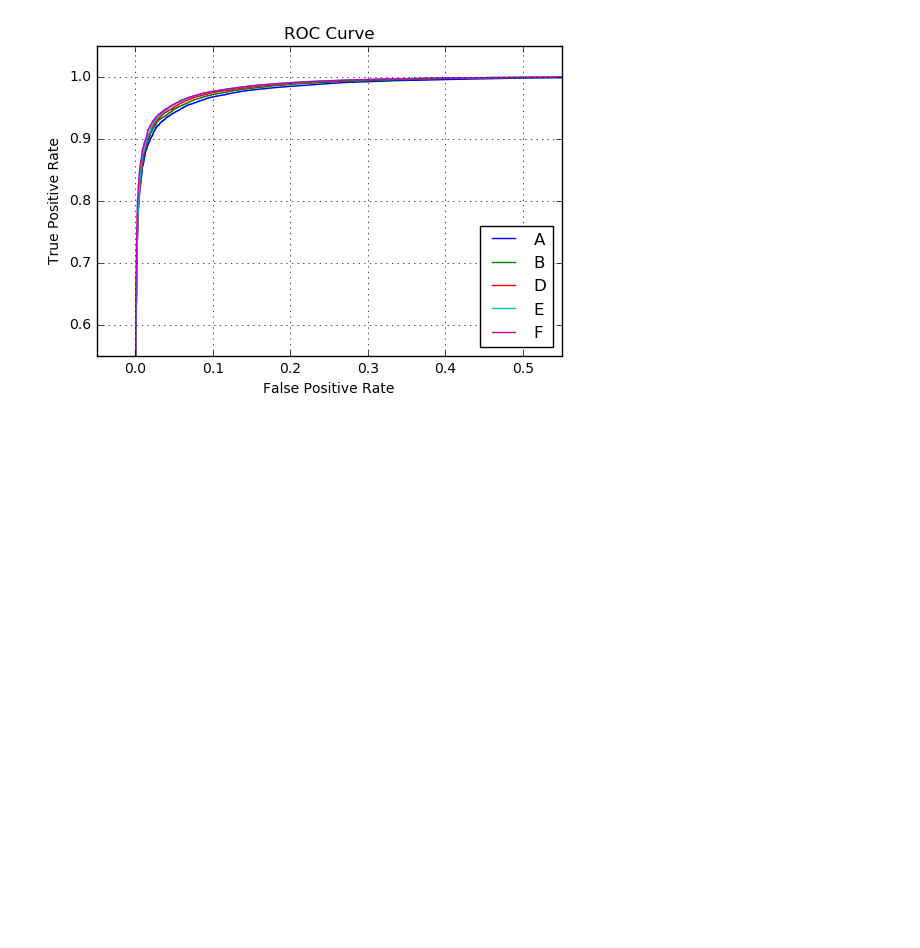
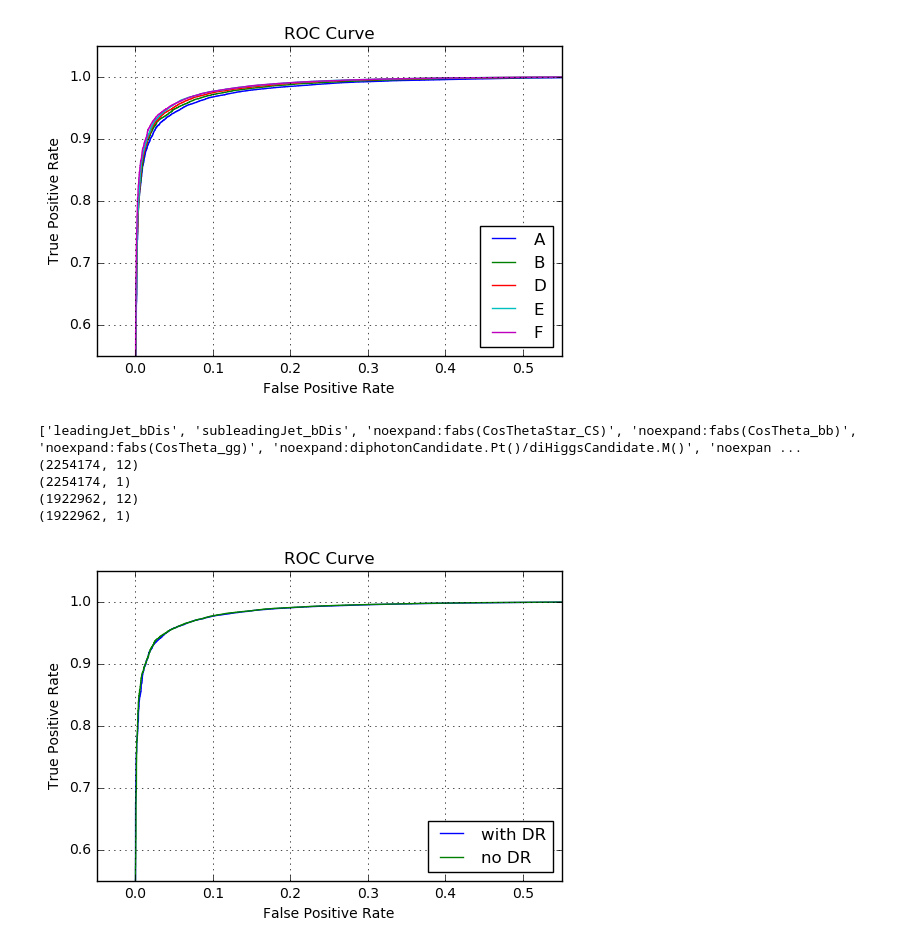
Before and after one commit to michelif/HHbbgg_ETH, a Jupyter notebook: Training/notebooks/compareSavedClassifier.ipynb, the cells around one changed output. Saved outputs shown, nothing was run; the diff lists cells and outputs as text; code cells hidden in the pictures; blank space fills up the shorter version.

```diff
--- a/Training/notebooks/compareSavedClassifier.ipynb
+++ b/Training/notebooks/compareSavedClassifier.ipynb
@@ -14,7 +14,7 @@ loaded_model_B = joblib.load(os.path.expanduser('~/HHbbgg_ETH/Training/output_fi
 loaded_model_D = joblib.load(os.path.expanduser('~/HHbbgg_ETH/Training/output_files/allMC_resWeighting_D.pkl'))
 loaded_model_E = joblib.load(os.path.expanduser('~/HHbbgg_ETH/Training/output_files/allMC_resWeighting_E.pkl'))
 loaded_model_F = joblib.load(os.path.expanduser('~/HHbbgg_ETH/Training/output_files/allMC_resWeighting_F.pkl'))
-
+loaded_model_F_noDR = joblib.load(os.path.expanduser('~/HHbbgg_ETH/Training/output_files/allMC_resWeighting_F_noDR.pkl'))
 
 loaded_model_opt = joblib.load(os.path.expanduser('~/HHbbgg_ETH/Training/output_files/allMC_resWeighting_optimized.pkl'))
 
@@ -273,3 +272,79 @@ plt.savefig(utils.IO.plotFolder+"rocCurve"+"_"+str(outString)+".png")
 plt.savefig(utils.IO.plotFolder+"rocCurve"+"_"+str(outString)+".pdf")
 # %% [output]
 [figure]
+# %%
+###########re-running after removing DR from branch_names########################
+
+#use noexpand for root expressions, it needs this file https://github.com/ibab/root_pandas/blob/master/root_pandas/readwrite.py
+branch_names = 'leadingJet_bDis,subleadingJet_bDis,noexpand:fabs(CosThetaStar_CS),noexpand:fabs(CosTheta_bb),noexpand:fabs(CosTheta_gg),noexpand:diphotonCandidate.Pt()/diHiggsCandidate.M(),noexpand:dijetCandidate.Pt()/diHiggsCandidate.M(),customLeadingPhotonIDMVA,customSubLeadingPhotonIDMVA,leadingPhotonSigOverE,subleadingPhotonSigOverE,sigmaMOverMDecorr'.split(",")
+#branch_names = 'leadingJet_bDis,subleadingJet_bDis,noexpand:fabs(CosThetaStar_CS),noexpand:fabs(CosTheta_bb),noexpand:fabs(CosTheta_gg),noexpand:diphotonCandidate.Pt()/diHiggsCandidate.M(),noexpand:dijetCandidate.Pt()/diHiggsCandidate.M()'.split(",")
+branch_names = [c.strip() for c in branch_names]
+#branch_names = (b.replace(" ", "_") for b in branch_names)
+#branch_names = list(b.replace("-", "_") for b in branch_names)
+print branch_names
+
+import pandas as pd
+import root_pandas as rpd
+
+#utils.IO.get_cross_sections('jsons/datasets80X_Moriond.json')
+#utils.IO.w_sig.append(utils.IO.get_weight('signal','nrSM',0))
+#utils.IO.w_bkg(utils.IO.get_weight('background','DiPhoJets',0))
+#utils.IO.w_bkg(utils.IO.get_weight('background','GJets',0))
+#utils.IO.w_bkg(utils.IO.get_weight('background','GJets',1))
+
+
+utils.preprocessing.set_signals_and_backgrounds("bbggSelectionTree",branch_names)
+X_bkg,y_bkg,weights_bkg,X_sig,y_sig,weights_sig=utils.preprocessing.set_variables(branch_names)
+
+#relative weighting between components of one class is kept, all classes normalized to the same
+#weights_sig=utils.preprocessing.weight_signal_with_resolution(weights_sig,y_sig)
+weights_sig=utils.preprocessing.weight_signal_with_resolution(weights_sig,y_sig)
+weights_bkg,weights_sig=utils.preprocessing.normalize_process_weights(weights_bkg,y_bkg,weights_sig,y_sig)
+
+X_bkg,y_bkg,weights_bkg = utils.preprocessing.randomize(X_bkg,y_bkg,weights_bkg)
+X_sig,y_sig,weights_sig = utils.preprocessing.randomize(X_sig,y_sig,weights_sig)
+
+print X_bkg.shape
+print y_bkg.shape
+#bbggTrees have by default signal and CR events, let's be sure that we clean it
+X_bkg,y_bkg,weights_bkg,X_sig,y_sig,weights_sig=utils.preprocessing.clean_signal_events(X_bkg,y_bkg,weights_bkg,X_sig,y_sig,weights_sig)
+print X_bkg.shape
+print y_bkg.shape
+
+y_total_train = utils.preprocessing.get_total_training_sample(y_sig,y_bkg).ravel()
+X_total_train = utils.preprocessing.get_total_training_sample(X_sig,X_bkg)
+
+y_total_test = utils.preprocessing.get_total_test_sample(y_sig,y_bkg).ravel()
+X_total_test = utils.preprocessing.get_total_test_sample(X_sig,X_bkg)
+
+w_total_train = utils.preprocessing.get_total_training_sample(weights_sig,weights_bkg).ravel()
+w_total_test = utils.preprocessing.get_total_test_sample(weights_sig,weights_bkg).ravel()
+# %% [output]
+['leadingJet_bDis', 'subleadingJet_bDis', 'noexpand:fabs(CosThetaStar_CS)', 'noexpand:fabs(CosTheta_bb)', 'noexpand:fabs(CosTheta_gg)', 'noexpand:diphotonCandidate.Pt()/diHiggsCandidate.M()', 'noexpan ...
+(2254174, 12)
+(2254174, 1)
+(1922962, 12)
+(1922962, 1)
+# %%
+fpr_gJ_F_noDR,tpr_gJ_F_noDR = utils.plotting.plot_roc_curve_multiclass_singleBkg(X_total_test,y_total_test,loaded_model_F_noDR,-2,outString="xgbr_gJets_resWeight_optimized_F_noDR",weights=w_total_test)
+fpr_dipho_F_noDR,tpr_dipho_F_noDR = utils.plotting.plot_roc_curve_multiclass_singleBkg(X_total_test,y_total_test,loaded_model_F_noDR,-1,outString="xgbr_diphotonsresWeight_optimized_F_noDR",weights=w_total_test)
+# %%
+plt.plot(fpr_gJ_F, tpr_gJ_F, lw=1, label='with DR')
+plt.plot(fpr_gJ_F_noDR, tpr_gJ_F_noDR, lw=1, label='no DR')
+
+
+plt.xlim([-0.05, 0.55])
+plt.ylim([0.55, 1.05])
+plt.xlabel('False Positive Rate')
+plt.ylabel('True Positive Rate')
+plt.title('ROC Curve')
+plt.legend(loc="lower right")
+plt.grid()
+
+plt.show()
+
+outString = "comparison_gJ_noDR"
+plt.savefig(utils.IO.plotFolder+"rocCurve"+"_"+str(outString)+".png")
+plt.savefig(utils.IO.plotFolder+"rocCurve"+"_"+str(outString)+".pdf")
+# %% [output]
+[figure, added]
```
Also changed, not shown: parts of 3 cells of this notebook, 2 other files.
